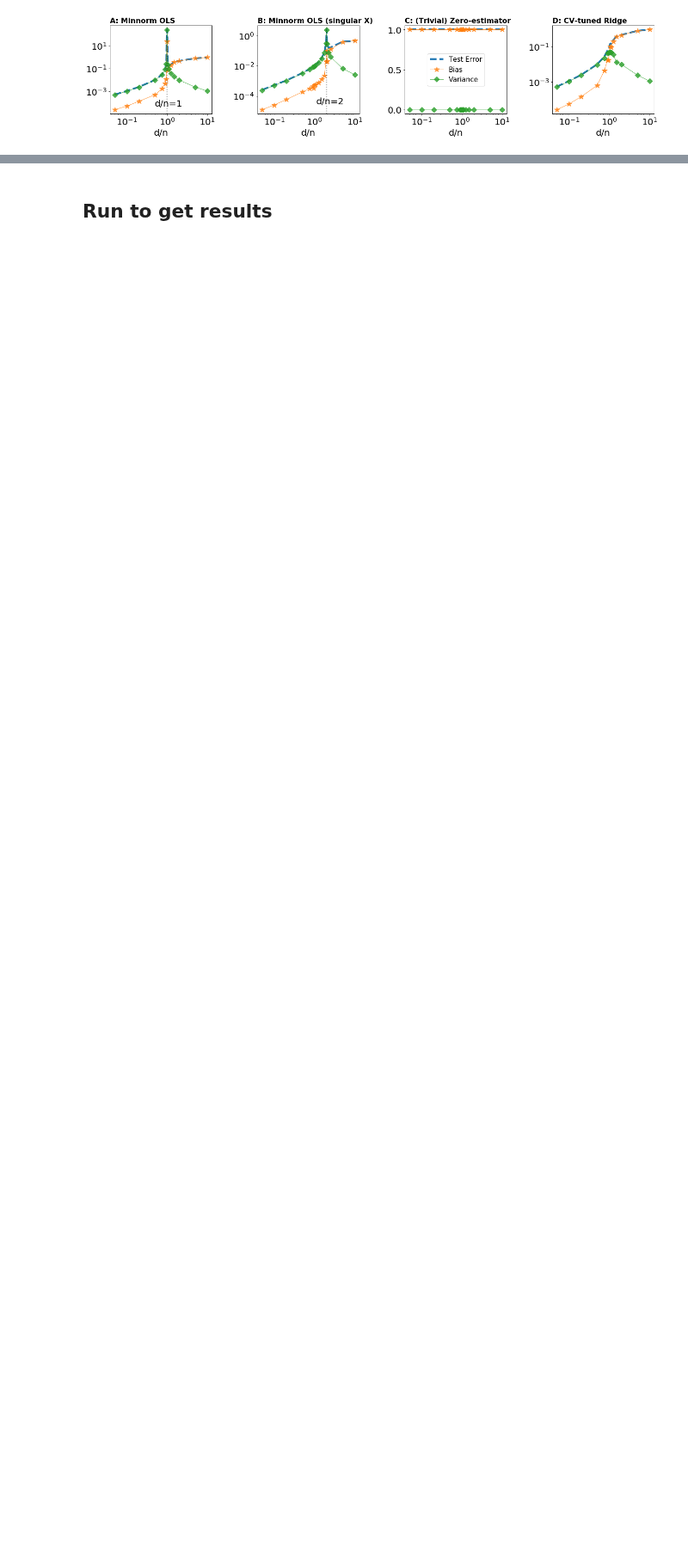
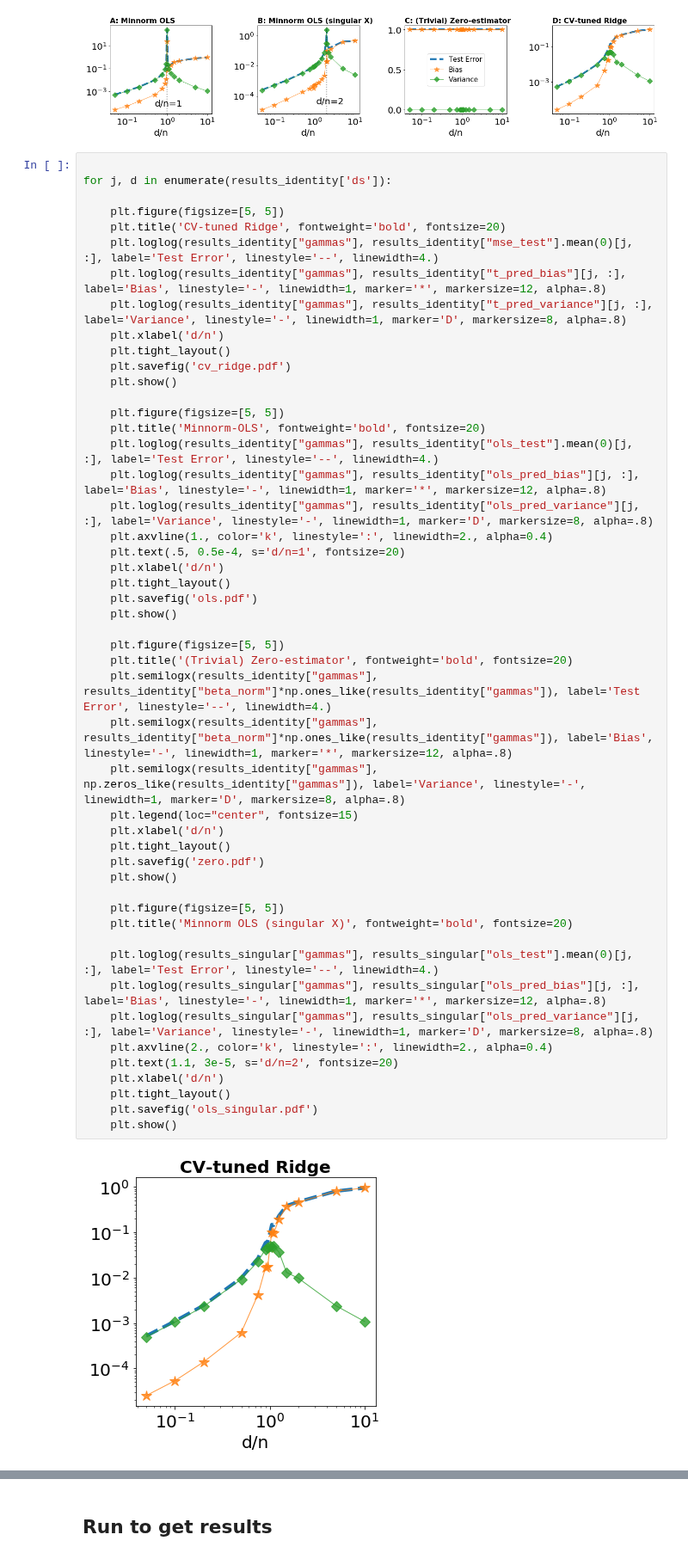
Before and after one commit to csinva/mdl-complexity, a Jupyter notebook: 05_ridge_and_singular_raaz.ipynb, the cells around one changed output, grey strips where cells are left out. Shown at 86% size. Drawn from its saved outputs; the diff is of its cells as text; blank space fills up the shorter version.

```diff
--- a/05_ridge_and_singular_raaz.ipynb
+++ b/05_ridge_and_singular_raaz.ipynb
@@ -110,3 +113,54 @@ plt.savefig('all_bias_variance.pdf')
 plt.show()
 # %% [output]
 [figure]
+# %%
+
+for j, d in enumerate(results_identity['ds']):
+
+    plt.figure(figsize=[5, 5])
+    plt.title('CV-tuned Ridge', fontweight='bold', fontsize=20)
+    plt.loglog(results_identity["gammas"], results_identity["mse_test"].mean(0)[j, :], label='Test Error', linestyle='--', linewidth=4.)
+    plt.loglog(results_identity["gammas"], results_identity["t_pred_bias"][j, :], label='Bias', linestyle='-', linewidth=1, marker='*', markersize=12, alpha=.8)
+    plt.loglog(results_identity["gammas"], results_identity["t_pred_variance"][j, :], label='Variance', linestyle='-', linewidth=1, marker='D', markersize=8, alpha=.8)
+    plt.xlabel('d/n')
+    plt.tight_layout()
+    plt.savefig('cv_ridge.pdf')
+    plt.show()
+
+    plt.figure(figsize=[5, 5])
+    plt.title('Minnorm-OLS', fontweight='bold', fontsize=20)
+    plt.loglog(results_identity["gammas"], results_identity["ols_test"].mean(0)[j, :], label='Test Error', linestyle='--', linewidth=4.)
+    plt.loglog(results_identity["gammas"], results_identity["ols_pred_bias"][j, :], label='Bias', linestyle='-', linewidth=1, marker='*', markersize=12, alpha=.8)
+    plt.loglog(results_identity["gammas"], results_identity["ols_pred_variance"][j, :], label='Variance', linestyle='-', linewidth=1, marker='D', markersize=8, alpha=.8)
+    plt.axvline(1., color='k', linestyle=':', linewidth=2., alpha=0.4)
+    plt.text(.5, 0.5e-4, s='d/n=1', fontsize=20)
+    plt.xlabel('d/n')
+    plt.tight_layout()
+    plt.savefig('ols.pdf')
+    plt.show()
+
+    plt.figure(figsize=[5, 5])
+    plt.title('(Trivial) Zero-estimator', fontweight='bold', fontsize=20)
+    plt.semilogx(results_identity["gammas"], results_identity["beta_norm"]*np.ones_like(results_identity["gammas"]), label='Test Error', linestyle='--', linewidth=4.)
+    plt.semilogx(results_identity["gammas"], results_identity["beta_norm"]*np.ones_like(results_identity["gammas"]), label='Bias', linestyle='-', linewidth=1, marker='*', markersize=12, alpha=.8)
+    plt.semilogx(results_identity["gammas"], np.zeros_like(results_identity["gammas"]), label='Variance', linestyle='-', linewidth=1, marker='D', markersize=8, alpha=.8)
+    plt.legend(loc="center", fontsize=15)
+    plt.xlabel('d/n')
+    plt.tight_layout()
+    plt.savefig('zero.pdf')
+    plt.show()
+
+    plt.figure(figsize=[5, 5])
+    plt.title('Minnorm OLS (singular X)', fontweight='bold', fontsize=20)
+
+    plt.loglog(results_singular["gammas"], results_singular["ols_test"].mean(0)[j, :], label='Test Error', linestyle='--', linewidth=4.)
+    plt.loglog(results_singular["gammas"], results_singular["ols_pred_bias"][j, :], label='Bias', linestyle='-', linewidth=1, marker='*', markersize=12, alpha=.8)
+    plt.loglog(results_singular["gammas"], results_singular["ols_pred_variance"][j, :], label='Variance', linestyle='-', linewidth=1, marker='D', markersize=8, alpha=.8)
+    plt.axvline(2., color='k', linestyle=':', linewidth=2., alpha=0.4)
+    plt.text(1.1, 3e-5, s='d/n=2', fontsize=20)
+    plt.xlabel('d/n')
+    plt.tight_layout()
+    plt.savefig('ols_singular.pdf')
+    plt.show()
+# %% [output]
+[figure, added]
```
Also changed, not shown: parts of 4 cells of this notebook, 1 other file.
